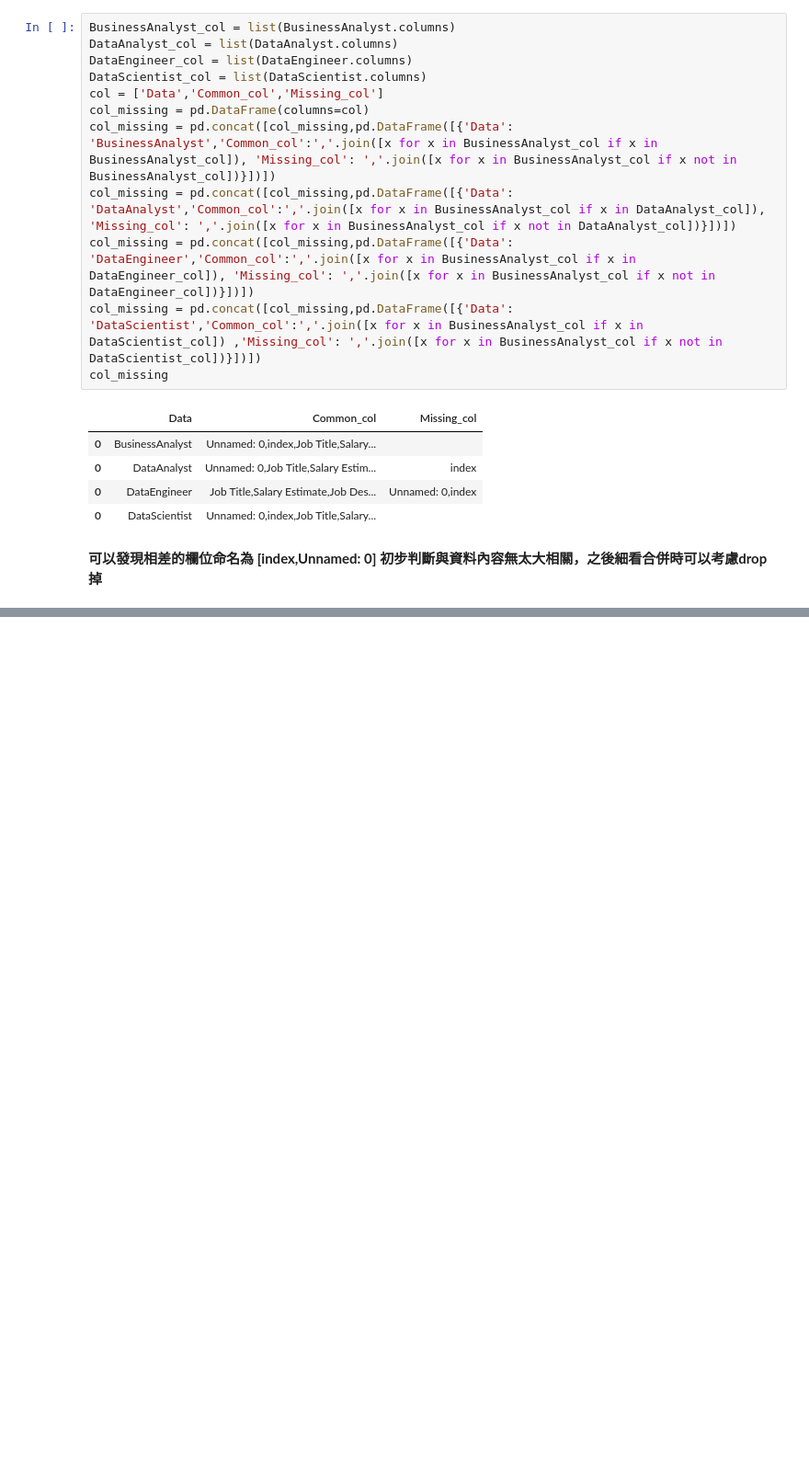
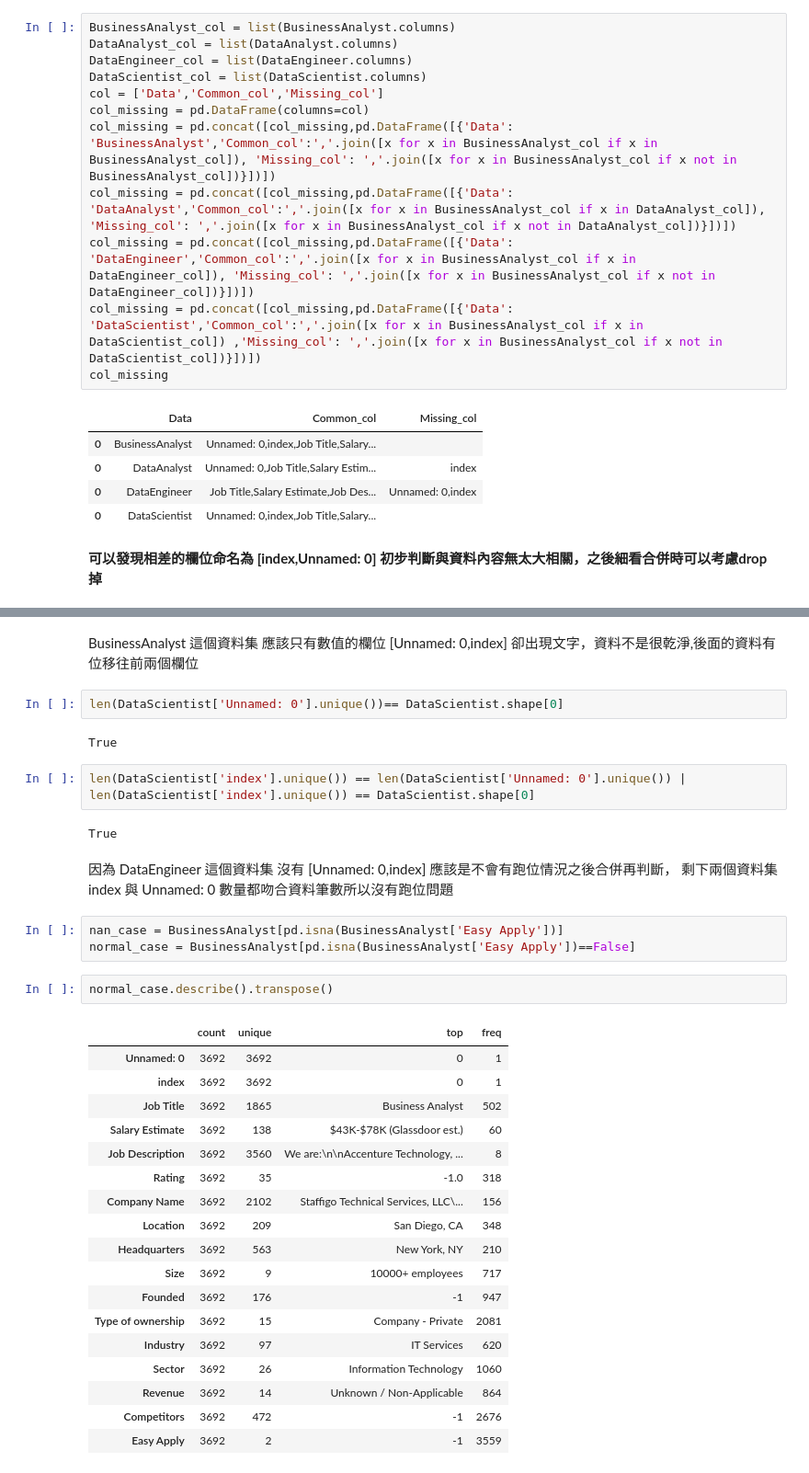
Before and after one commit to DANIEL20625/homework, a Jupyter notebook: homework.ipynb, the cells around one changed output, grey strips where cells are left out. Shown at 92% size. Drawn from its saved outputs; the diff is of its cells as text; blank space fills up the shorter version.

```diff
--- a/homework.ipynb
+++ b/homework.ipynb
@@ -54,0 +95,36 @@ col_missing
+# %% [markdown]
+BusinessAnalyst 這個資料集 應該只有數值的欄位 [Unnamed: 0,index] 卻出現文字，資料不是很乾淨,後面的資料有位移往前兩個欄位
+# %%
+len(DataScientist['Unnamed: 0'].unique())== DataScientist.shape[0]
+# %% [output]
+True
+# %%
+len(DataScientist['index'].unique()) == len(DataScientist['Unnamed: 0'].unique()) | len(DataScientist['index'].unique()) == DataScientist.shape[0]
+# %% [output]
+True
+# %% [markdown]
+因為 DataEngineer 這個資料集 沒有  [Unnamed: 0,index] 應該是不會有跑位情況之後合併再判斷， 剩下兩個資料集 index 與 Unnamed: 0 數量都吻合資料筆數所以沒有跑位問題
+# %%
+nan_case = BusinessAnalyst[pd.isna(BusinessAnalyst['Easy Apply'])]
+normal_case = BusinessAnalyst[pd.isna(BusinessAnalyst['Easy Apply'])==False]
+# %%
+normal_case.describe().transpose()
+# %% [output]
+|  | count | unique | top | freq |
+| Unnamed: 0 | 3692 | 3692 | 0 | 1 |
+| index | 3692 | 3692 | 0 | 1 |
+| Job Title | 3692 | 1865 | Business Analyst | 502 |
+| Salary Estimate | 3692 | 138 | $43K-$78K (Glassdoor est.) | 60 |
+| Job Description | 3692 | 3560 | We are:\n\nAccenture Technology, ... | 8 |
+| Rating | 3692 | 35 | -1.0 | 318 |
+| Company Name | 3692 | 2102 | Staffigo Technical Services, LLC\... | 156 |
+| Location | 3692 | 209 | San Diego, CA | 348 |
+| Headquarters | 3692 | 563 | New York, NY | 210 |
+| Size | 3692 | 9 | 10000+ employees | 717 |
+| Founded | 3692 | 176 | -1 | 947 |
+| Type of ownership | 3692 | 15 | Company - Private | 2081 |
+| Industry | 3692 | 97 | IT Services | 620 |
+| Sector | 3692 | 26 | Information Technology | 1060 |
+| Revenue | 3692 | 14 | Unknown / Non-Applicable | 864 |
+| Competitors | 3692 | 472 | -1 | 2676 |
+| Easy Apply | 3692 | 2 | -1 | 3559 |
```
Also changed, not shown: parts of 5 cells of this notebook.
